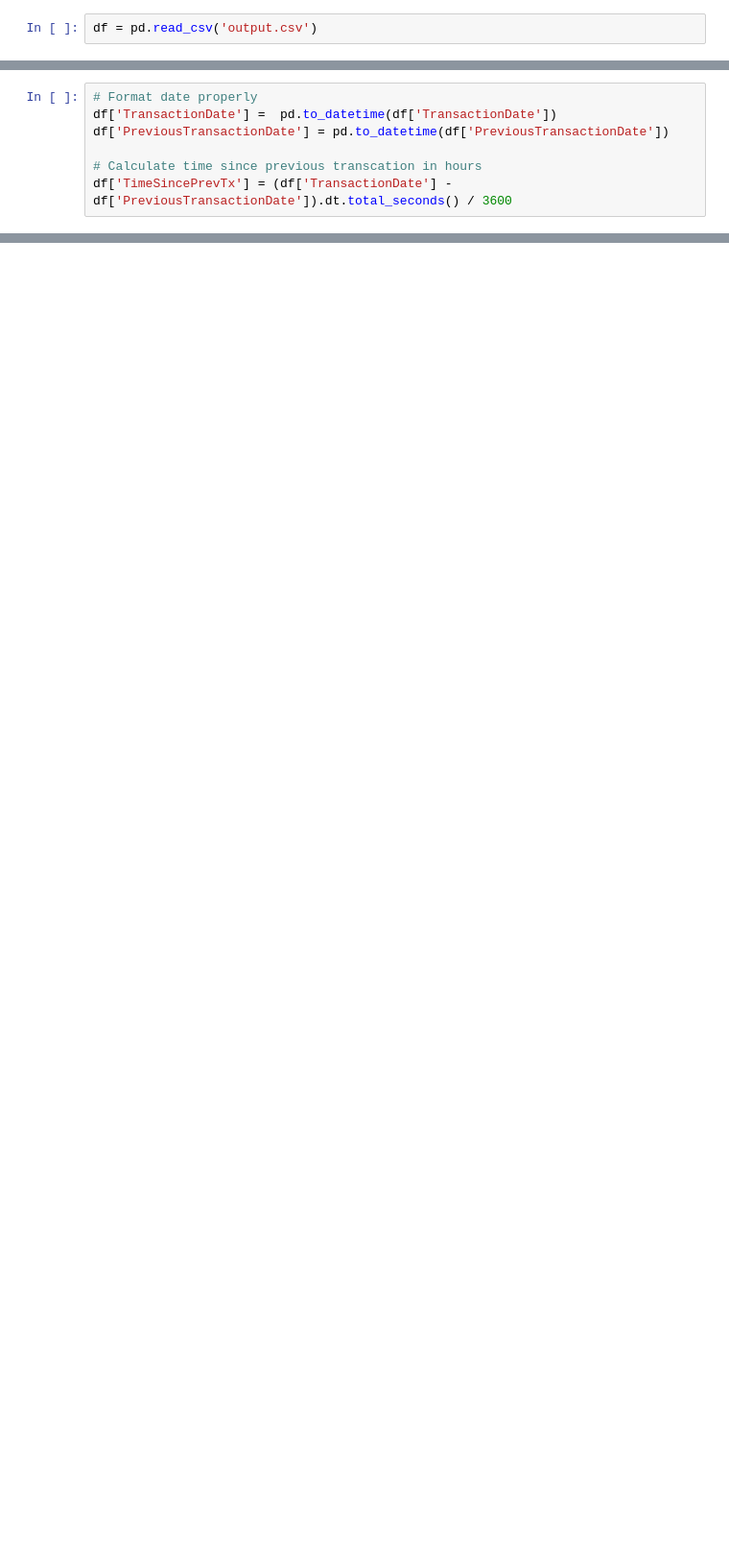
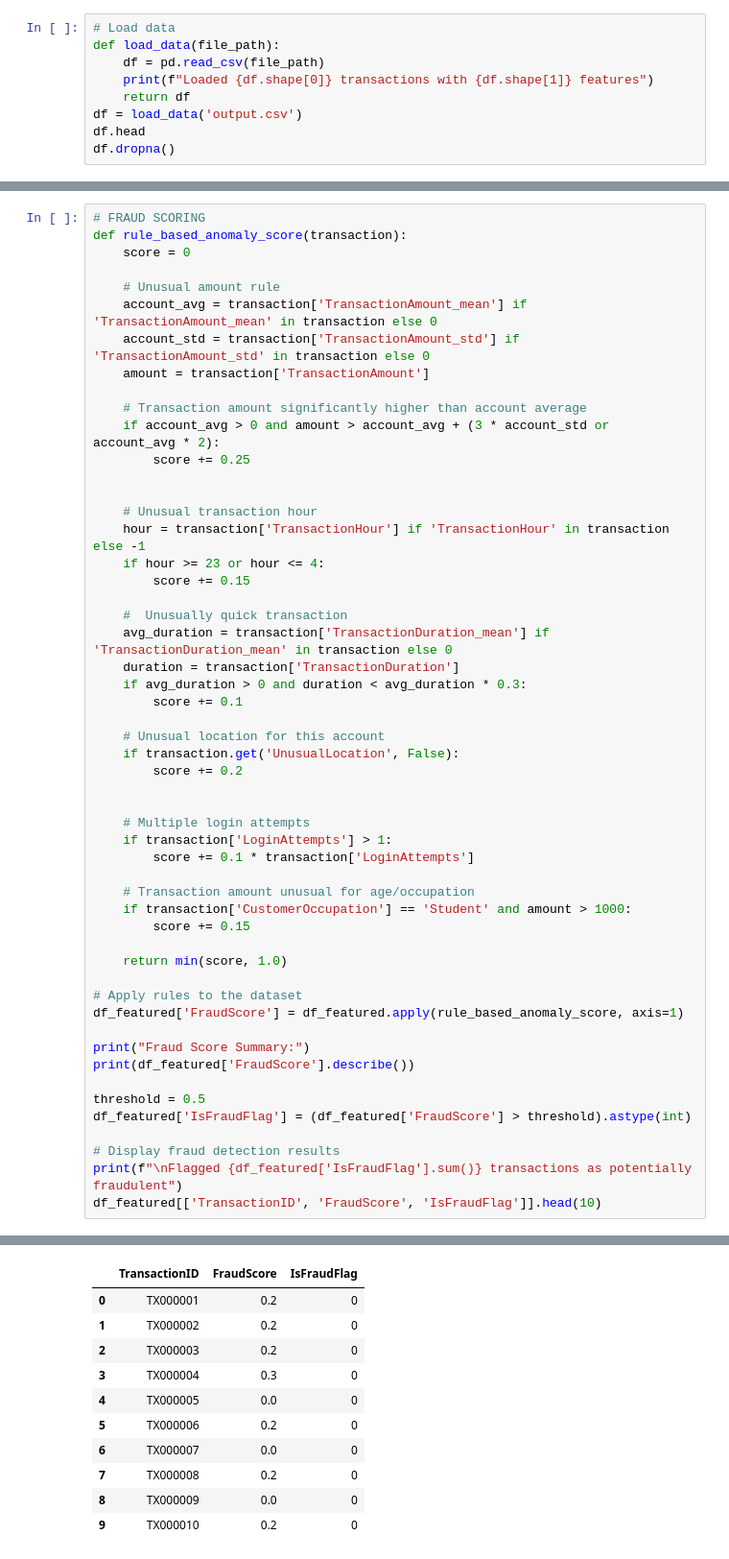
Before and after one commit to evolvingsam/fin_anom, a Jupyter notebook: transactions.ipynb, the cells around one changed output, grey strips where cells are left out. Shown: that part at 96% size. Saved outputs shown, nothing was run; the diff lists cells and outputs as text; blank space fills up the shorter version.

Commit message:
structed the code and added some fraud conditons/rules

```diff
--- a/transactions.ipynb
+++ b/transactions.ipynb
@@ -8,2 +11,9 @@ from datetime import datetime
 # %%
-df = pd.read_csv('output.csv')
+# Load data
+def load_data(file_path):
+    df = pd.read_csv(file_path)
+    print(f"Loaded {df.shape[0]} transactions with {df.shape[1]} features")
+    return df
+df = load_data('output.csv')
+df.head
+df.dropna()
@@ -65,7 +115,54 @@ df.dropna()
 # %%
-# Format date properly
-df['TransactionDate'] =  pd.to_datetime(df['TransactionDate'])
-df['PreviousTransactionDate'] = pd.to_datetime(df['PreviousTransactionDate'])
+# FRAUD SCORING
+def rule_based_anomaly_score(transaction):
+    score = 0
 
-# Calculate time since previous transcation in hours
-df['TimeSincePrevTx'] = (df['TransactionDate'] - df['PreviousTransactionDate']).dt.total_seconds() / 3600
+    # Unusual amount rule
+    account_avg = transaction['TransactionAmount_mean'] if 'TransactionAmount_mean' in transaction else 0
+    account_std = transaction['TransactionAmount_std'] if 'TransactionAmount_std' in transaction else 0
+    amount = transaction['TransactionAmount']
+
+    # Transaction amount significantly higher than account average
+    if account_avg > 0 and amount > account_avg + (3 * account_std or account_avg * 2):
+        score += 0.25
+
+
+    # Unusual transaction hour
+    hour = transaction['TransactionHour'] if 'TransactionHour' in transaction else -1
+    if hour >= 23 or hour <= 4:
+        score += 0.15
+
+    #  Unusually quick transaction
+    avg_duration = transaction['TransactionDuration_mean'] if 'TransactionDuration_mean' in transaction else 0
+    duration = transaction['TransactionDuration']
+    if avg_duration > 0 and duration < avg_duration * 0.3:
+        score += 0.1
+
+    # Unusual location for this account
+    if transaction.get('UnusualLocation', False):
+        score += 0.2
+
+
+    # Multiple login attempts
+    if transaction['LoginAttempts'] > 1:
+        score += 0.1 * transaction['LoginAttempts']
+
+    # Transaction amount unusual for age/occupation
+    if transaction['CustomerOccupation'] == 'Student' and amount > 1000:
+        score += 0.15
+
+    return min(score, 1.0)
+
+# Apply rules to the dataset
+df_featured['FraudScore'] = df_featured.apply(rule_based_anomaly_score, axis=1)
+
+print("Fraud Score Summary:")
+print(df_featured['FraudScore'].describe())
+
+threshold = 0.5
+df_featured['IsFraudFlag'] = (df_featured['FraudScore'] > threshold).astype(int)
+
+# Display fraud detection results
+print(f"\nFlagged {df_featured['IsFraudFlag'].sum()} transactions as potentially fraudulent")
+df_featured[['TransactionID', 'FraudScore', 'IsFraudFlag']].head(10)
+# %% [output]
@@ -72 +181,12 @@ df['TimeSincePrevTx'] = (df['TransactionDate'] - df['PreviousTransactionDate']).
+|  | TransactionID | FraudScore | IsFraudFlag |
+| 0 | TX000001 | 0.2 | 0 |
+| 1 | TX000002 | 0.2 | 0 |
+| 2 | TX000003 | 0.2 | 0 |
+| 3 | TX000004 | 0.3 | 0 |
+| 4 | TX000005 | 0.0 | 0 |
+| 5 | TX000006 | 0.2 | 0 |
+| 6 | TX000007 | 0.0 | 0 |
+| 7 | TX000008 | 0.2 | 0 |
+| 8 | TX000009 | 0.0 | 0 |
+| 9 | TX000010 | 0.2 | 0 |
 # %%
```
Also changed, not shown: parts of 14 cells of this notebook.
